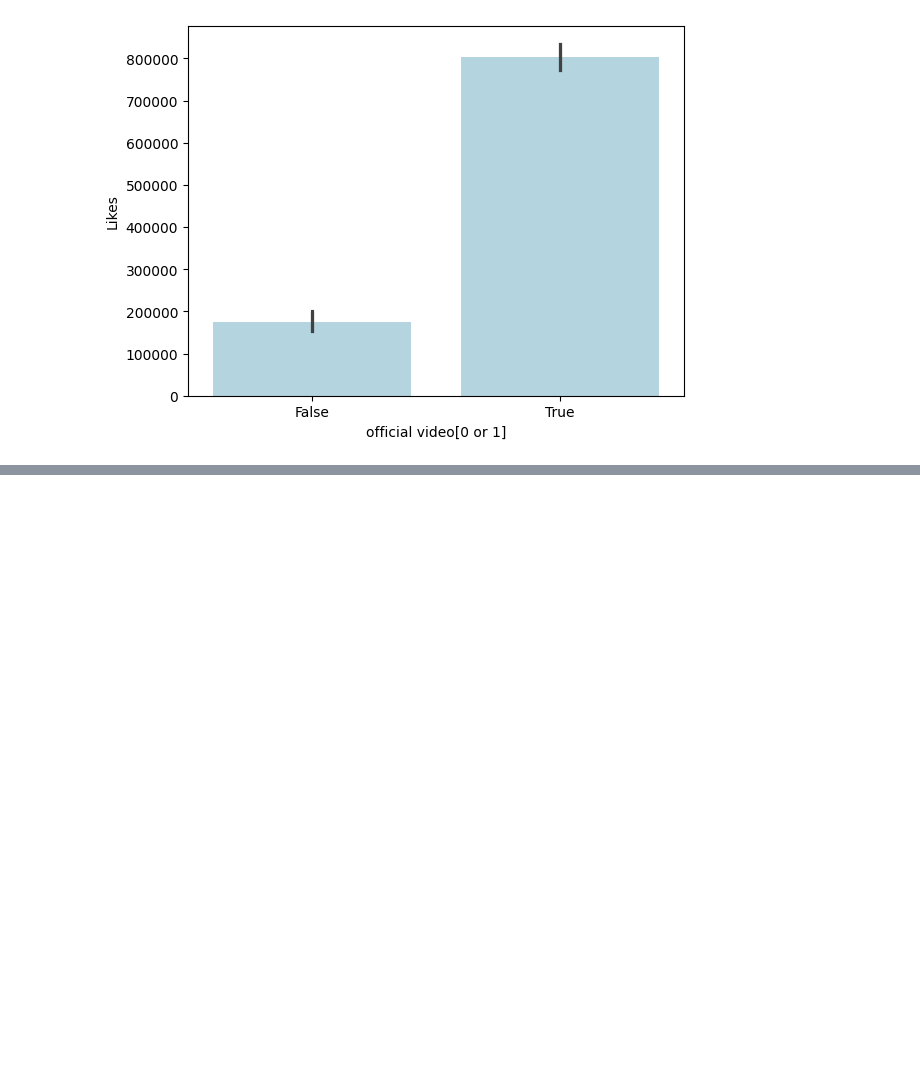
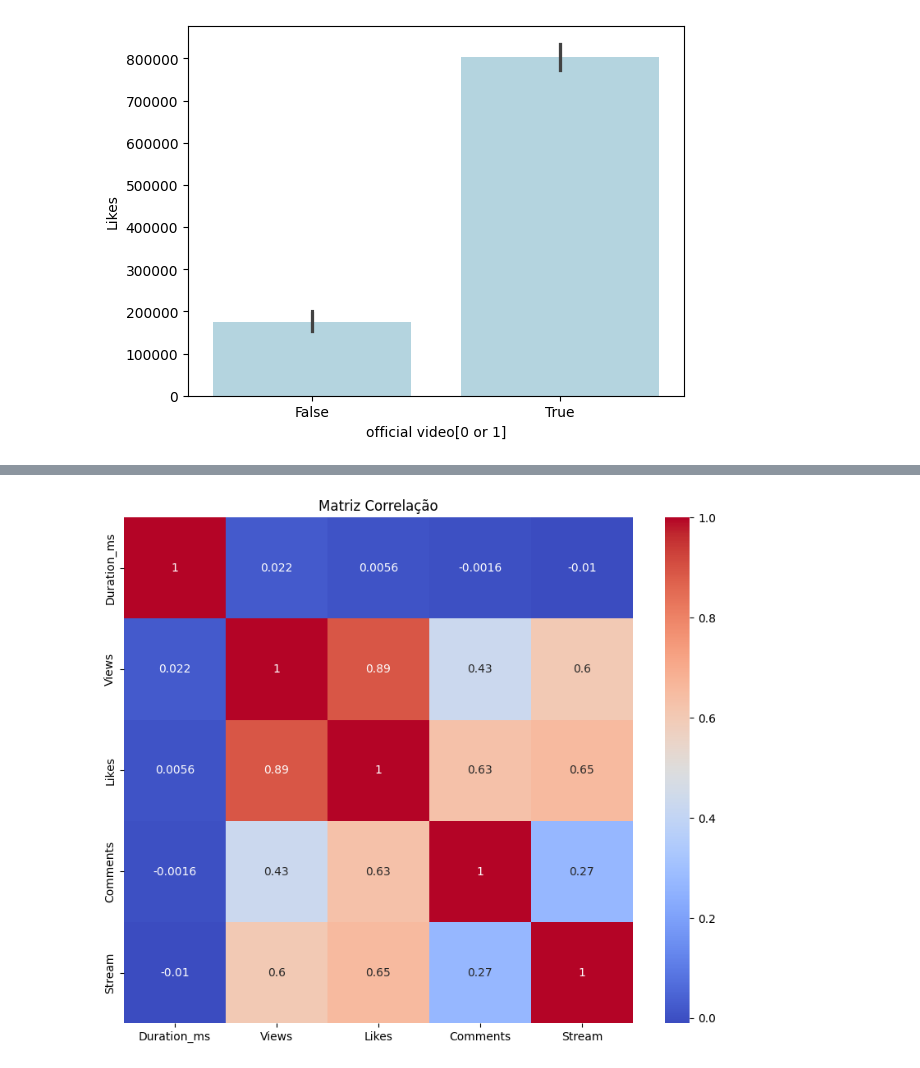
Before and after one commit to sylrod569/Projeto-ICD---An-lise-de-Dados-do-Spotify-Youtube, a Jupyter notebook: tratamento_de_dados.ipynb, the cells around one changed output, grey strips where cells are left out. Cells and saved outputs as stored; diff of their text form; code cells hidden in the pictures; blank space fills up the shorter version.

```diff
--- a/tratamento_de_dados.ipynb
+++ b/tratamento_de_dados.ipynb
@@ -379,0 +402,9 @@ a.set(xlabel='official video[0 or 1]',ylabel='Likes')
+# %%
+df_spotify_youtube = pd.read_csv("../Projeto_ICD-Analise_de_Dados_do_Spotify_e_Youtube/Spotify_Youtube.csv")
+correlacao_matriz = df_spotify_youtube [['Duration_ms', 'Views', 'Likes', 'Comments', 'Stream']].corr()
+plt.figure(figsize=(10, 8))
+sns.heatmap(correlacao_matriz, annot=True, cmap='coolwarm')
+plt.title('Matriz Correlação')
+plt.show()
+# %% [output]
+[figure, added]
```
Also changed, not shown: parts of 11 cells of this notebook.
